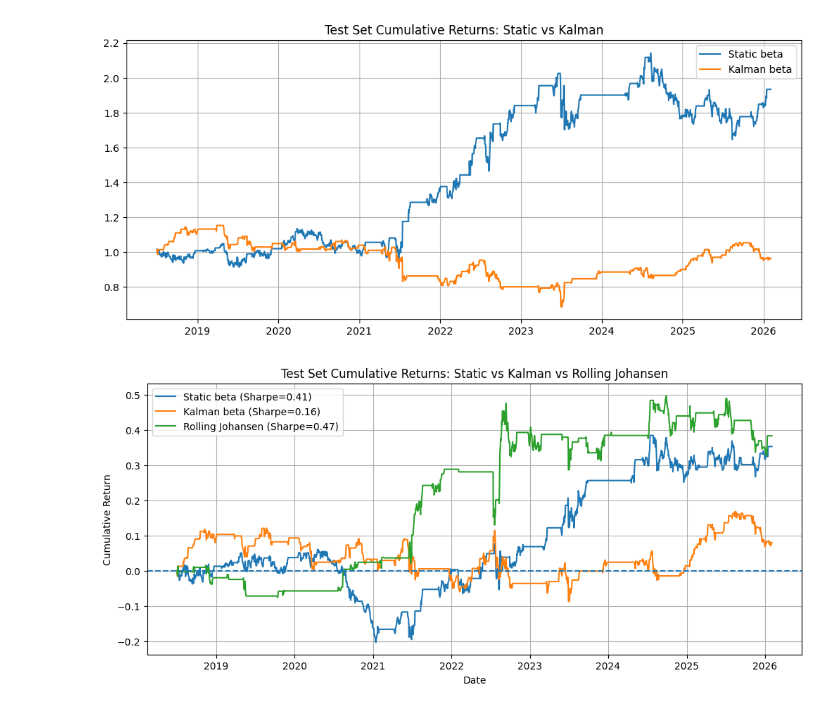
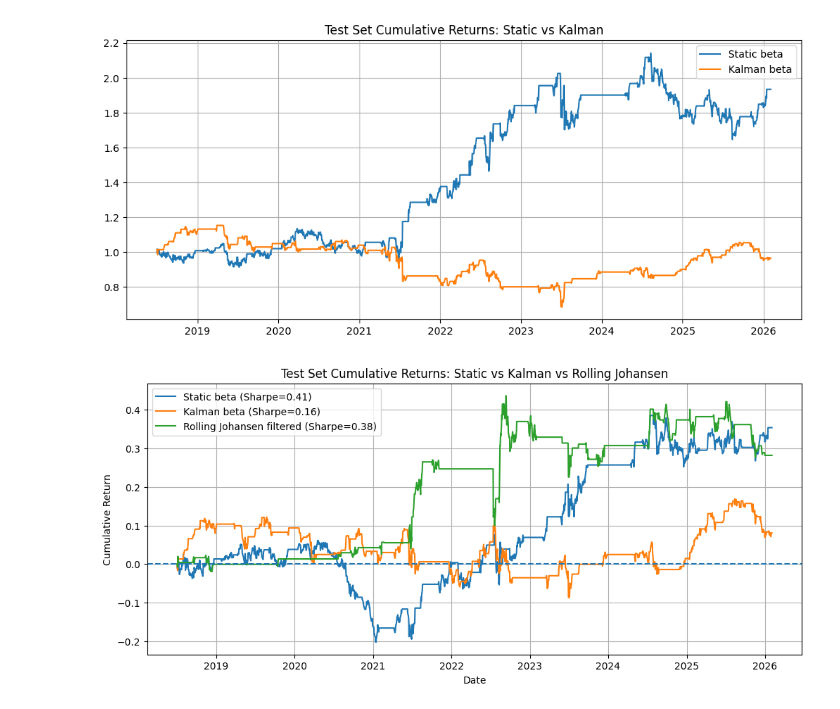
Before and after one commit to wiktorgrocholewski/Spring2026-TIC, a Jupyter notebook: 6_mean_reversion_strategy/Strategy Antonio.pairs.ipynb, the cells around one changed output. Saved outputs shown, nothing was run; the diff lists cells and outputs as text; code cells hidden in the pictures.

```diff
--- a/6_mean_reversion_strategy/Strategy Antonio.pairs.ipynb
+++ b/6_mean_reversion_strategy/Strategy Antonio.pairs.ipynb
@@ -1001,18 +1028,35 @@ plt.show()
 # %% [output]
 [figure]
 # %%
-
 
 # --- isolate test periods ---
 test_static = prices[prices["Date"] > pd.to_datetime(gap_end)].copy()
 test_kf = prices_kf[prices_kf["Date"] > pd.to_datetime(gap_end)].copy()
 test_roll = prices_roll_joh[prices_roll_joh["Date"] > pd.to_datetime(gap_end)].copy()
 
+# --- rolling Johansen beta filter: only trade if yesterday's beta was in [-2, 2] ---
+test_roll["beta_ok"] = test_roll["beta_roll_joh"].between(-2, 2).shift(1).fillna(False)
+
+test_roll["position_roll_joh_filtered"] = np.where(
+    test_roll["beta_ok"],
+    test_roll["position_roll_joh"],
+    0
+)
+
+test_roll["strategy_pnl_roll_joh_filtered"] = (
+    test_roll["position_roll_joh_filtered"].shift(1) *
+    test_roll["spread_pnl_roll_joh"]
+)
+
+test_roll["strategy_ret_roll_joh_filtered"] = (
+    test_roll["strategy_pnl_roll_joh_filtered"] /
+    test_roll["capital_base_roll_joh"]
+)
+
 # --- choose return columns ---
-# replace these if your actual column names differ
-ret_static_col = "strategy_ret_level"       # static
-ret_kf_col = "strategy_ret_kf_level"        # Kalman
-ret_roll_col = "strategy_ret_roll_joh"      # rolling Johansen
+ret_static_col = "strategy_ret_level"                  # static
+ret_kf_col = "strategy_ret_kf_level"                   # Kalman
+ret_roll_col = "strategy_ret_roll_joh_filtered"        # rolling Johansen filtered
 
 # --- cumulative returns ---
 test_static["cum_ret_test"] = (1 + test_static[ret_static_col].fillna(0)).cumprod() - 1
@@ -1026,32 +1070,32 @@ def sharpe_ratio(series):
 
 sharpe_static = sharpe_ratio(test_static[ret_static_col])
 sharpe_kf     = sharpe_ratio(test_kf[ret_kf_col])
 sharpe_roll   = sharpe_ratio(test_roll[ret_roll_col])
 
 # --- plot all three in one graph ---
 plt.figure(figsize=(12,5))
 plt.plot(
     test_static["Date"],
     test_static["cum_ret_test"],
     label=f"Static beta (Sharpe={sharpe_static:.2f})"
 )
 plt.plot(
     test_kf["Date"],
     test_kf["cum_ret_test"],
     label=f"Kalman beta (Sharpe={sharpe_kf:.2f})"
 )
 plt.plot(
     test_roll["Date"],
     test_roll["cum_ret_test"],
-    label=f"Rolling Johansen (Sharpe={sharpe_roll:.2f})"
+    label=f"Rolling Johansen filtered (Sharpe={sharpe_roll:.2f})"
 )
 
 plt.axhline(0, linestyle="--")
 plt.title("Test Set Cumulative Returns: Static vs Kalman vs Rolling Johansen")
 plt.xlabel("Date")
 plt.ylabel("Cumulative Return")
 plt.legend()
 plt.grid(True)
 plt.show()
 # %% [output]
-[figure, old version]
+[figure, new version]
```
Also changed, not shown: parts of 4 cells of this notebook, 6 other files.
